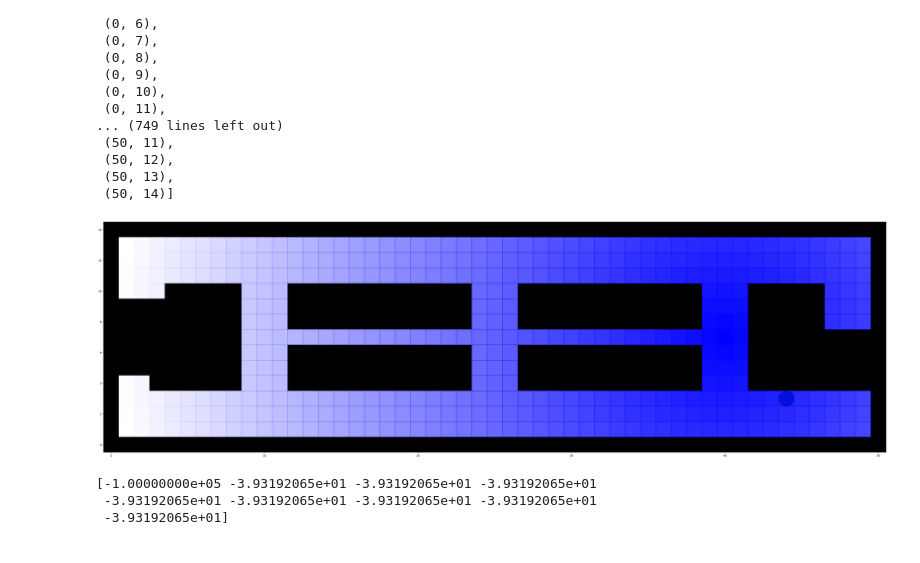
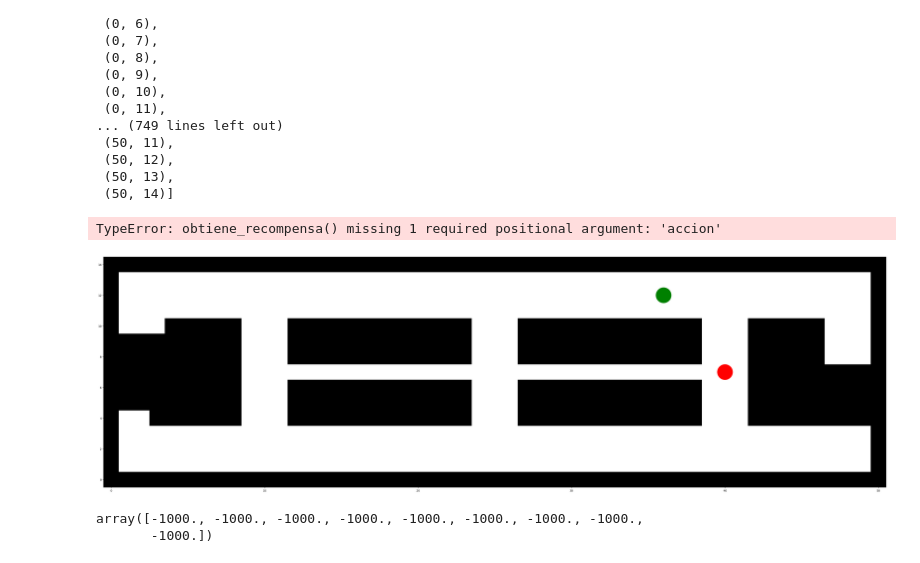
Before and after one commit to jormunrod/IA_RL_Project, a Jupyter notebook: Proyect.ipynb, the cells around one changed output. Cells and saved outputs as stored; diff of their text form; code cells hidden in the pictures.

```diff
--- a/Proyect.ipynb
+++ b/Proyect.ipynb
@@ -96,18 +81,17 @@ def aplica_accion(estado,accion):
 # %%
 # Función de recompensa
-K1 = -100
 K2 = -1000
-def obtiene_recompensa(estado):
-    if hay_colision(estado):
-        valor = K2
-    else:
-        valor = - np.sqrt( (estado[0]-destino[0])**2 + (estado[1]-destino[1])**2)
-    return valor
+
+def obtiene_recompensa(estado, accion):
+    nuevo_estado = aplica_accion(estado, accion)
+    if hay_colision(nuevo_estado):
+        return K2
+    if accion == 'wait' and estado != destino:
+        return -100000  # Penalizar fuertemente la acción "wait" fuera del destino
+    return -np.sqrt((nuevo_estado[0] - destino[0])**2 + (nuevo_estado[1] - destino[1])**2)
 # %%
-nav_estados = []
-for i in range(0,mapa.shape[0]):
-    for j in range(0,mapa.shape[1]):
-        nav_estados.append(tuple([i,j]))
+
+nav_estados = [(i, j) for i in range(mapa.shape[0]) for j in range(mapa.shape[1])]
 nav_estados
 # %% [output]
 [(0, 0),
@@ -130,38 +114,46 @@ nav_estados
 # %%
 def visualiza_recompensas():
     visualiza_mapa()
     recompensas = [obtiene_recompensa(e) for e in nav_estados]
-    recompensas = [np.nan if elemento == -1000 else elemento for elemento in recompensas]
+    recompensas = [np.nan if elemento == K2 else elemento for elemento in recompensas]
     max_recompensa = np.nanmax(recompensas)
     min_recompensa = np.nanmin(recompensas)
     for e in nav_estados:
         r = obtiene_recompensa(e)
-        if r == -1000:
+        if r == K2:
             continue
         a = (r-min_recompensa)/(max_recompensa-min_recompensa)
         rect = plt.Rectangle((e[0] - 0.5, e[1] - 0.5), 1, 1, alpha = a,linewidth=1, edgecolor='blue', facecolor='blue')
         plt.gca().add_patch(rect)
 
 visualiza_recompensas()
 # %% [output]
+TypeError: obtiene_recompensa() missing 1 required positional argument: 'accion'
-[figure, old version]
+[figure, new version]
 # %%
 nav_acciones = ['wait','N','NE','E','SE','S','SO','O','NO']
+# def crea_recompensas_sistema():
+#     matriz = []
+#     for e in nav_estados:
+#         r = obtiene_recompensa(e)
+#         fila = [r] * len(nav_acciones)
+#         if e != destino:
+#             fila[nav_acciones.index('wait')] = -100000  # Penalizar fuertemente la acción "wait" fuera del destino
+#         matriz.append(fila)
+#     return np.array(matriz)
+
 def crea_recompensas_sistema():
     matriz = []
     for e in nav_estados:
-        r = obtiene_recompensa(e)
-        fila = [r]*len(nav_acciones)
-        if e != destino:
-            fila[0]=-100000
+        fila = [obtiene_recompensa(e, accion) for accion in nav_acciones]
         matriz.append(fila)
     return np.array(matriz)
+
 nav_recompensas_sistema = crea_recompensas_sistema()
-print(nav_recompensas_sistema[17])
+nav_recompensas_sistema[0]
 # %% [output]
-[-1.00000000e+05 -3.93192065e+01 -3.93192065e+01 -3.93192065e+01
- -3.93192065e+01 -3.93192065e+01 -3.93192065e+01 -3.93192065e+01
- -3.93192065e+01]
+array([-1000., -1000., -1000., -1000., -1000., -1000., -1000., -1000.,
+       -1000.])
 # %%
 def obtiene_indice_estado(estado):
     return int(estado[0]*mapa.shape[1]+estado[1])
```
Also changed, not shown: parts of 11 cells of this notebook.
